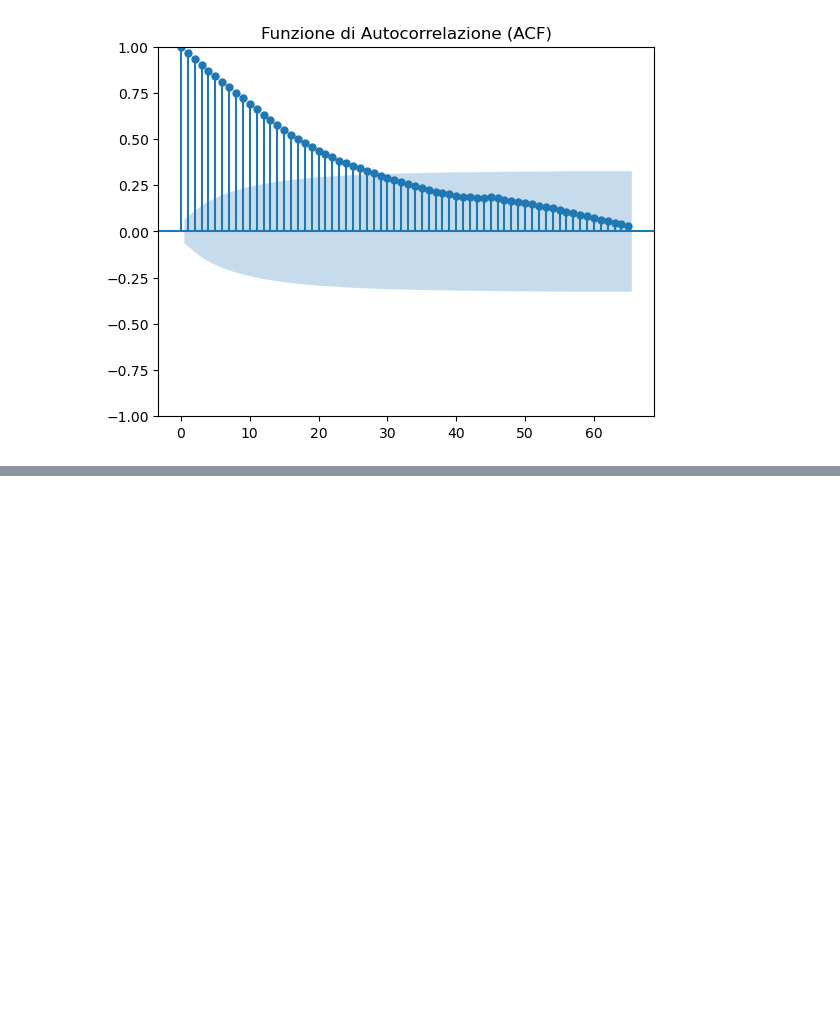
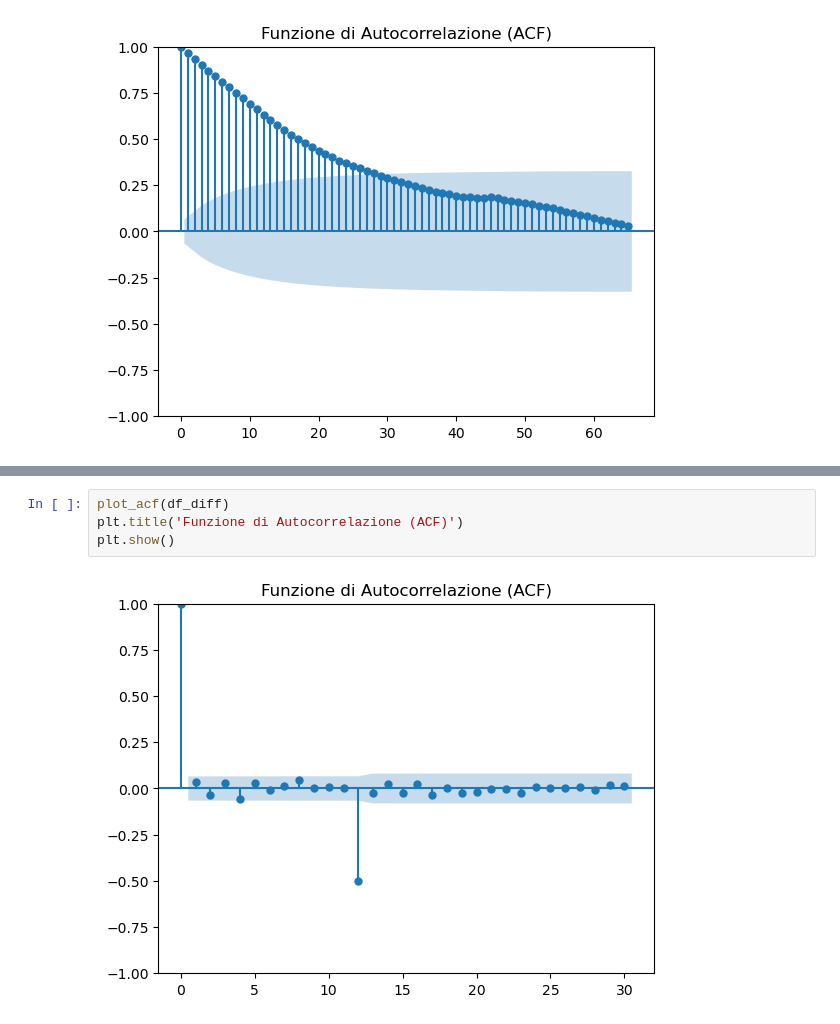
Before and after one commit to MatteoCalvanico/DataAnalytics-Project, a Jupyter notebook: Progetto.ipynb, the cells around one changed output, grey strips where cells are left out. Saved outputs shown, nothing was run; the diff lists cells and outputs as text; blank space fills up the shorter version.

```diff
--- a/Progetto.ipynb
+++ b/Progetto.ipynb
@@ -317,0 +336,6 @@ Guardano il grafico è subito noto come la nostra serie temporale sia NON STAZIO
+# %%
+plot_acf(df_diff)
+plt.title('Funzione di Autocorrelazione (ACF)')
+plt.show()
+# %% [output]
+[figure, added]
```
Also changed, not shown: parts of 8 cells of this notebook.
